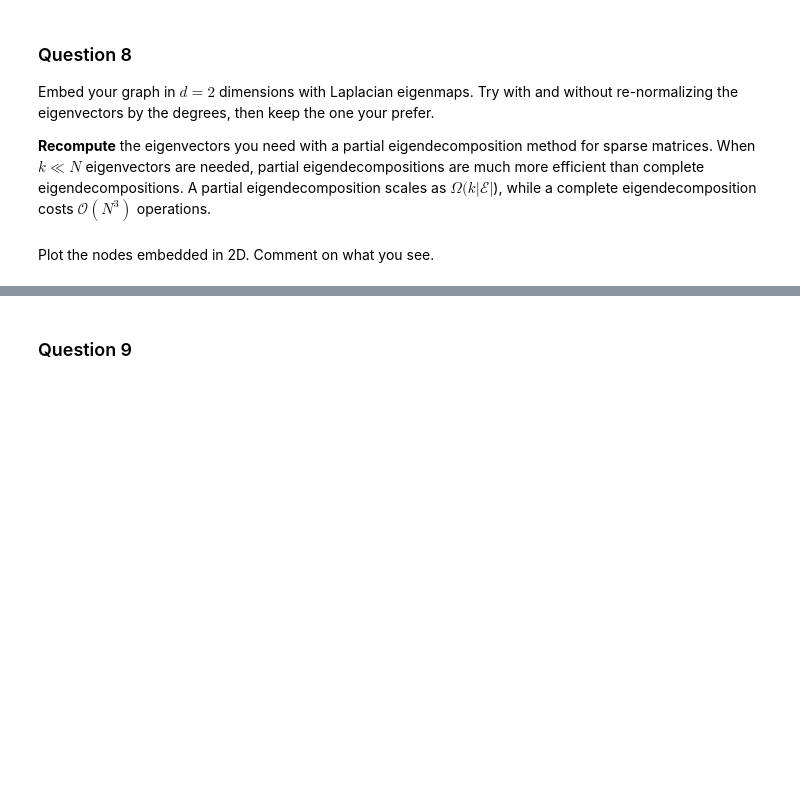
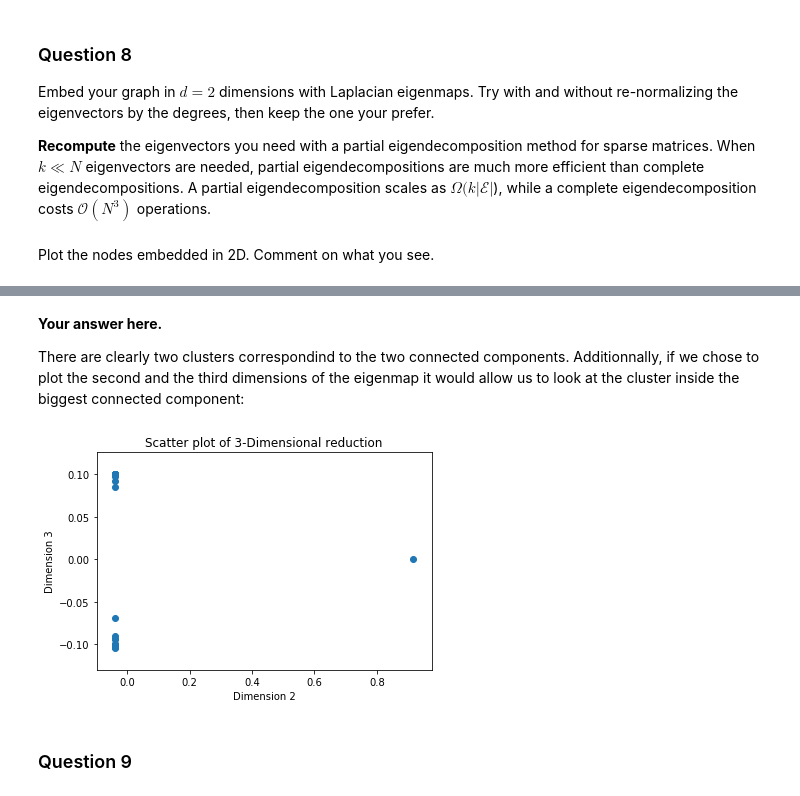
Before and after one commit to AgentAGadge/ntds_2018, a Jupyter notebook: milestones/3_spectral_graph_theory.ipynb, the cells around one changed output, grey strips where cells are left out. Drawn from its saved outputs; the diff is of its cells as text; code cells hidden in the pictures; blank space fills up the shorter version.

```diff
--- a/milestones/3_spectral_graph_theory.ipynb
+++ b/milestones/3_spectral_graph_theory.ipynb
@@ -250,3 +259,20 @@ Plot the nodes embedded in 2D. Comment on what you see.
+# %% [markdown]
+**Your answer here.**
+
+There are clearly two clusters correspondind to the two connected components. Additionnally, if we chose to plot the second and the third dimensions of the eigenmap it would allow us to look at the cluster inside the biggest connected component:
+# %%
+k= 3
+eig_val, eig_vect = sparse.linalg.eigsh(laplacian_csr, k=k, which = 'SM')
+Y = eig_vect
+# norm_eig_vect = Y / degree_vect[:,None]
+
+plt.scatter(Y[:,1], Y[:,2])
+plt.title("Scatter plot of 3-Dimensional reduction")
+plt.xlabel("Dimension 2")
+plt.ylabel("Dimension 3")
+plt.show()
+# %% [output]
+[figure, added]
 # %% [markdown]
 ### Question 9
 # %% [markdown]
```
Also changed, not shown: parts of 18 cells of this notebook.
